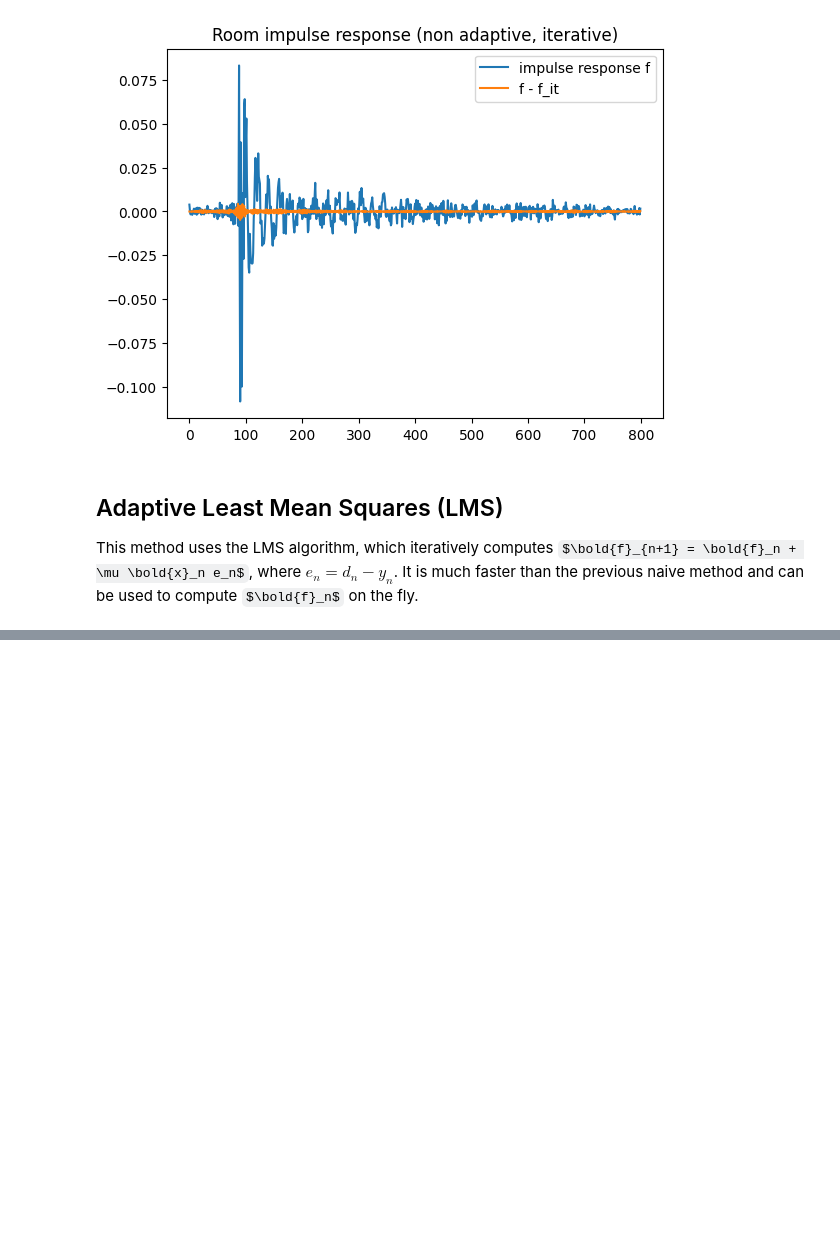
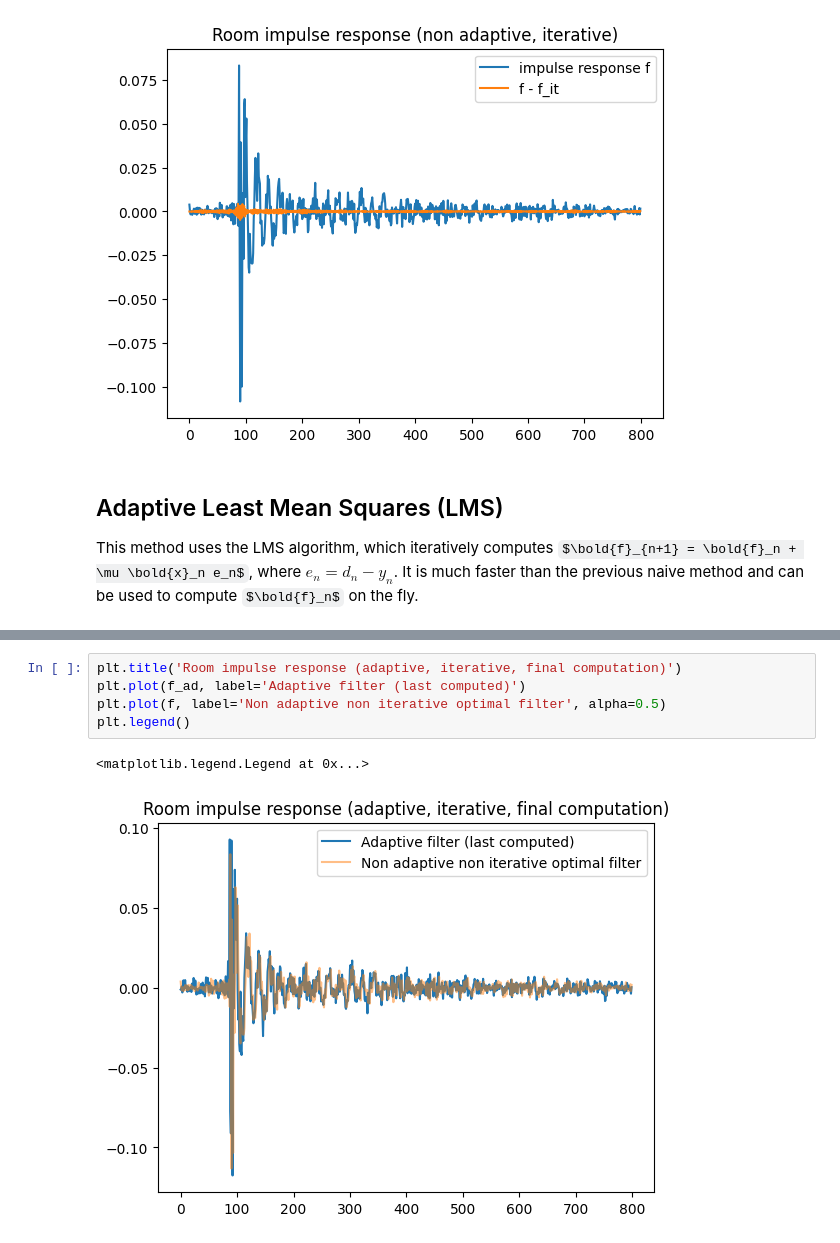
Before and after one commit to Tran-Antoine/ssdp-mp1, a Jupyter notebook: adaptive_experiment.ipynb, the cells around one changed output, grey strips where cells are left out. Cells and saved outputs as stored; diff of their text form; some formulas as TeX source; blank space fills up the shorter version.

```diff
--- a/adaptive_experiment.ipynb
+++ b/adaptive_experiment.ipynb
@@ -132,0 +189,8 @@ This method uses the LMS algorithm, which iteratively computes $\bold{f}_{n+1} =
+# %%
+plt.title('Room impulse response (adaptive, iterative, final computation)')
+plt.plot(f_ad, label='Adaptive filter (last computed)')
+plt.plot(f, label='Non adaptive non iterative optimal filter', alpha=0.5)
+plt.legend()
+# %% [output]
+<matplotlib.legend.Legend at 0x...>
+[figure, added]
```
Also changed, not shown: parts of 10 cells of this notebook.
